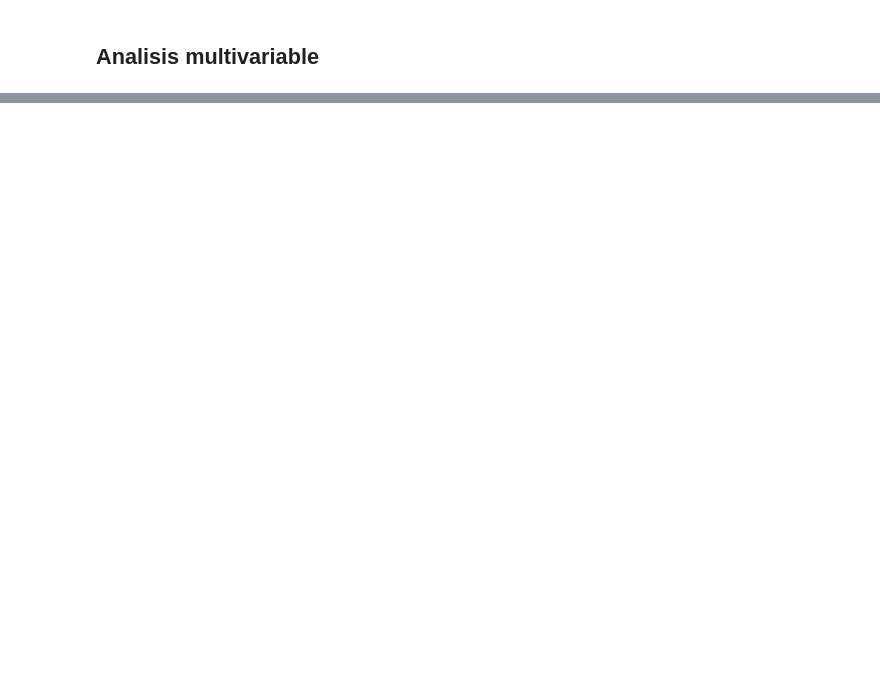
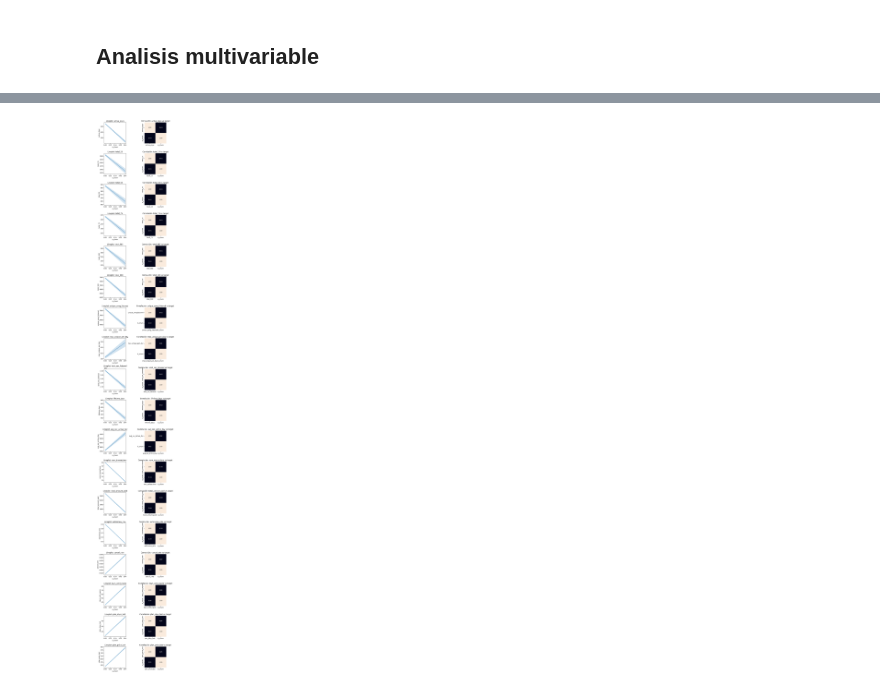
Before and after one commit to Reezo912/Churn-Prediction-KKBox, a Jupyter notebook: src/EDA.ipynb, the cells around one changed output, grey strips where cells are left out. Saved outputs shown, nothing was run; the diff lists cells and outputs as text; code cells hidden in the pictures; blank space fills up the shorter version.

```diff
--- a/src/EDA.ipynb
+++ b/src/EDA.ipynb
@@ -230,0 +273,27 @@ Puedo observar que si bien todos mis datos ahora se encuentran en escalas dentro
+# %%
+def relacion_num_target(Dataframe, lista, target):
+    n = len(lista)
+    # Se crean n filas y 2 columnas de subgráficas
+    fig, axes = plt.subplots(n, 2, figsize=(7, 3*n))
+
+    # En caso de que solo se ingrese una columna, forzamos que axes sea 2D
+    if n == 1:
+        axes = np.array([axes])
+
+    for i, col in enumerate(lista):
+        # Lineplot en la primera columna de la fila i
+        sns.lineplot(data=Dataframe, x=target, y=col, ax=axes[i, 0])
+        axes[i, 0].set_title(f'Lineplot: {col}')
+
+        # Heatmap de la correlación entre la columna y "target" en la segunda columna de la fila i
+        corr_matrix = Dataframe[[col, target]].corr()
+        sns.heatmap(corr_matrix, annot=True, fmt=".2f", ax=axes[i, 1], cbar=False)
+        axes[i, 1].set_title(f'Correlación: {col} vs target')
+
+    plt.tight_layout()
+    plt.show()
+
+
+relacion_num_target(df, list(numeric_cols), target='is_churn')
+# %% [output]
+[figure, added]
```
Also changed, not shown: parts of 7 cells of this notebook, 3 other files.
